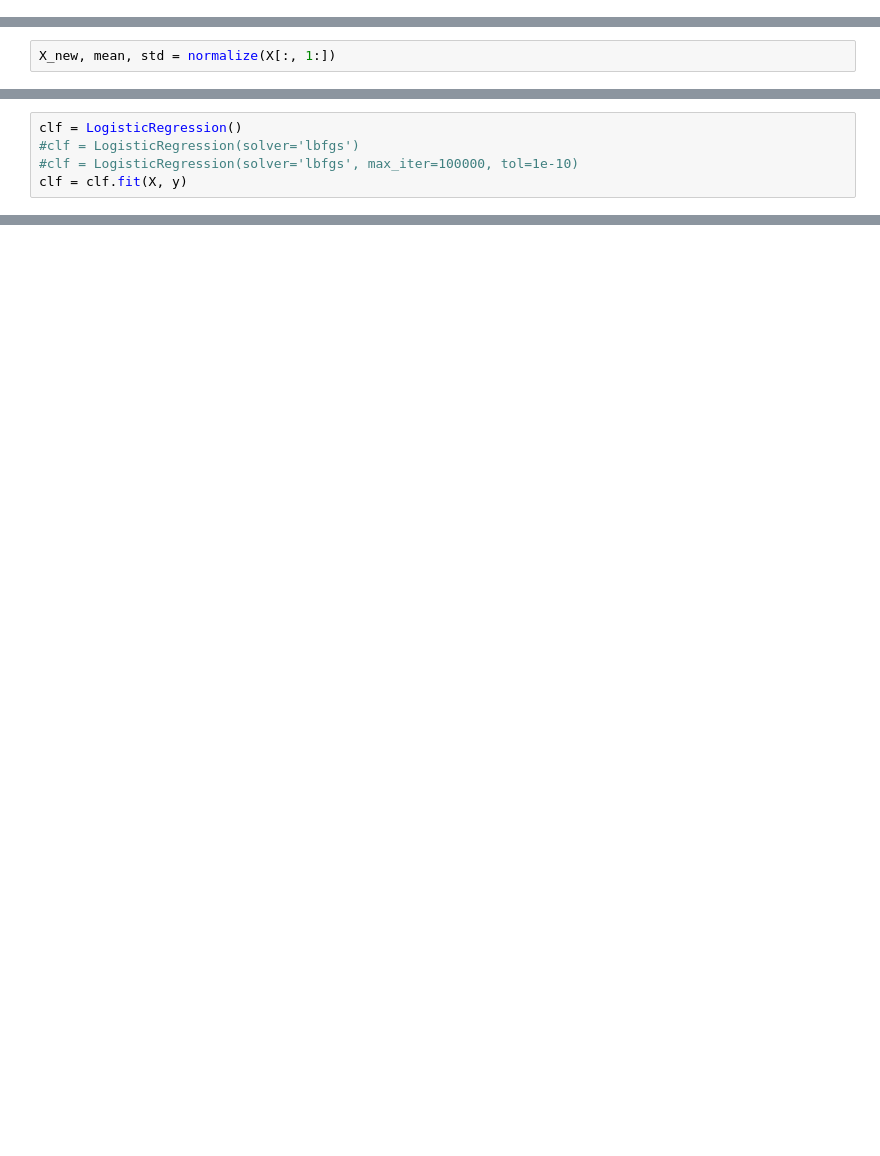
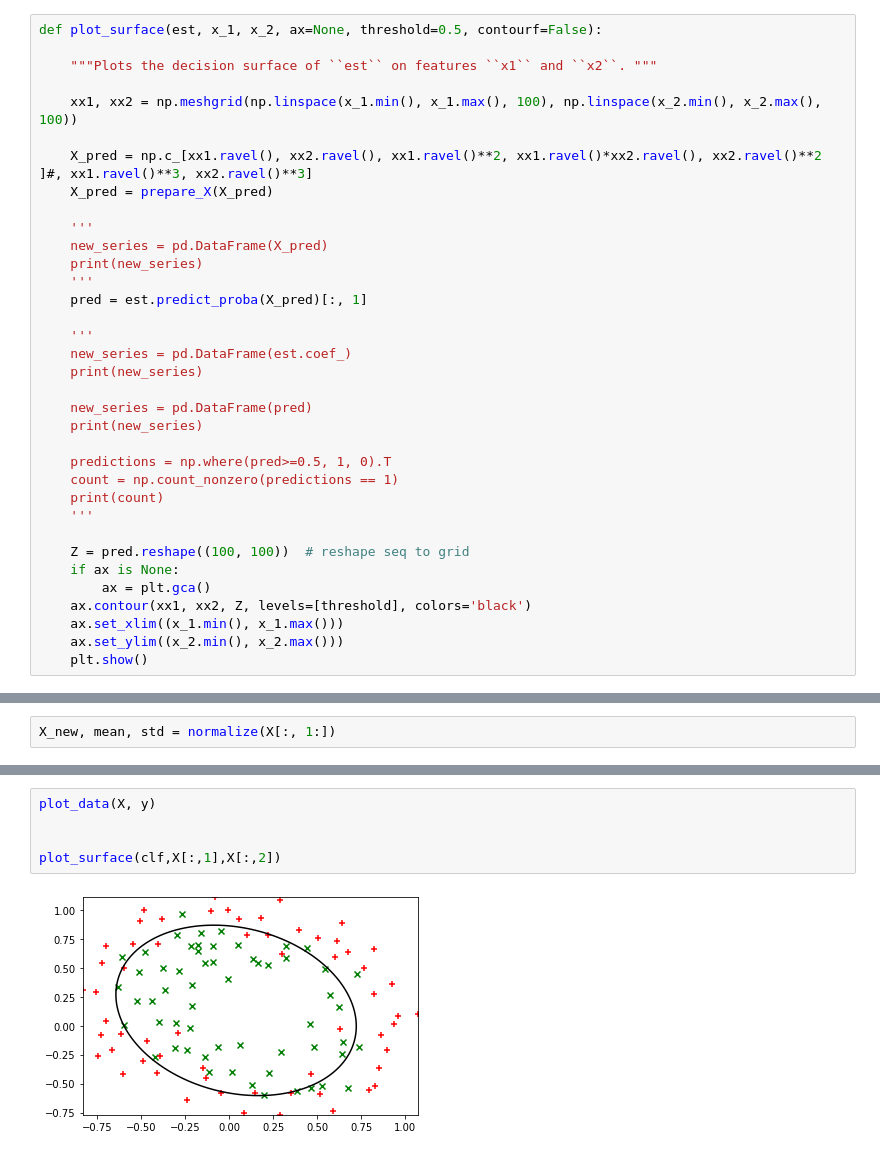
Before and after one commit to OksanaPalianytsia/MachineLearning, a Jupyter notebook: Homeworks/3/3/Multivariate LR-Stubs.ipynb, the cells around one changed output, grey strips where cells are left out. Cells and saved outputs as stored; diff of their text form; blank space fills up the shorter version.

```diff
--- a/Homeworks/3/3/Multivariate LR-Stubs.ipynb
+++ b/Homeworks/3/3/Multivariate LR-Stubs.ipynb
@@ -64,3 +82,38 @@ def decision_boundary(X, y, mean, std, theta):
+# %%
+def plot_surface(est, x_1, x_2, ax=None, threshold=0.5, contourf=False):
+
+    """Plots the decision surface of ``est`` on features ``x1`` and ``x2``. """
+
+    xx1, xx2 = np.meshgrid(np.linspace(x_1.min(), x_1.max(), 100), np.linspace(x_2.min(), x_2.max(), 100))
+
+    X_pred = np.c_[xx1.ravel(), xx2.ravel(), xx1.ravel()**2, xx1.ravel()*xx2.ravel(), xx2.ravel()**2 ]#, xx1.ravel()**3, xx2.ravel()**3]
+    X_pred = prepare_X(X_pred)
+
+    '''
+    new_series = pd.DataFrame(X_pred)
+    print(new_series)
+    '''
+    pred = est.predict_proba(X_pred)[:, 1]
+
+    '''
+    new_series = pd.DataFrame(est.coef_)
+    print(new_series)
+
+    new_series = pd.DataFrame(pred)
+    print(new_series)
+
+    predictions = np.where(pred>=0.5, 1, 0).T
+    count = np.count_nonzero(predictions == 1)
+    print(count)
+    '''
+
+    Z = pred.reshape((100, 100))  # reshape seq to grid
+    if ax is None:
+        ax = plt.gca()
+    ax.contour(xx1, xx2, Z, levels=[threshold], colors='black')
+    ax.set_xlim((x_1.min(), x_1.max()))
+    ax.set_ylim((x_2.min(), x_2.max()))
+    plt.show()
 # %%
 def normalize(X):
 
@@ -267,5 +348,0 @@ print(accuracy_custom)
-# %%
-clf = LogisticRegression()
-#clf = LogisticRegression(solver='lbfgs')
-#clf = LogisticRegression(solver='lbfgs', max_iter=100000, tol=1e-10)
-clf = clf.fit(X, y)
@@ -292,2 +379,9 @@ accuracy_sk = accuracy_score(y, y_pred)
+# %%
+plot_data(X, y)
+
+
+plot_surface(clf,X[:,1],X[:,2])
+# %% [output]
+[figure, added]
 # %%
 print("Compare accuracy of custom and sklearn algorithm (for degree 2 ).\n")
```
Also changed, not shown: parts of 31 cells of this notebook, 1 other file.
